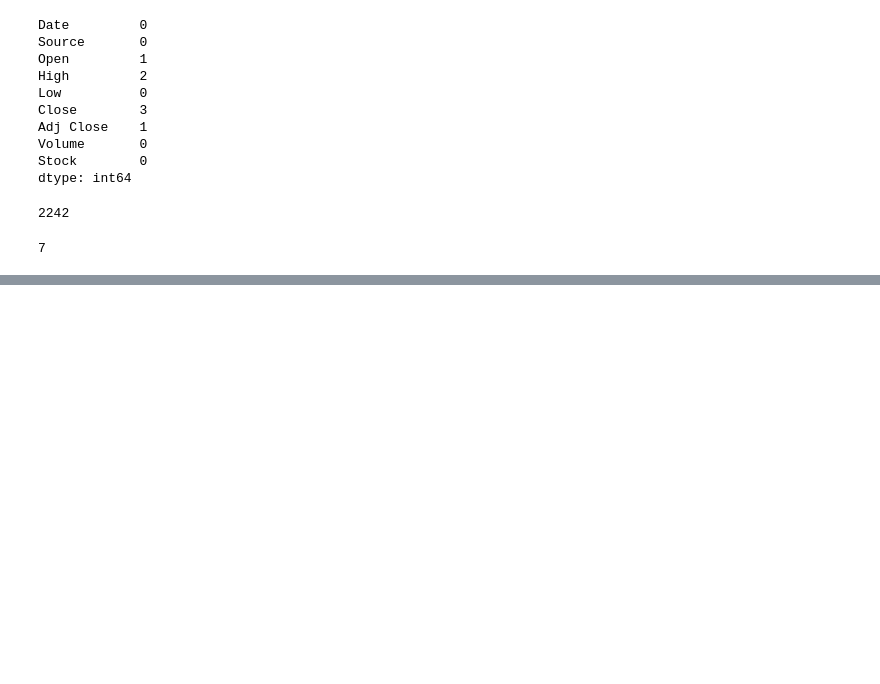
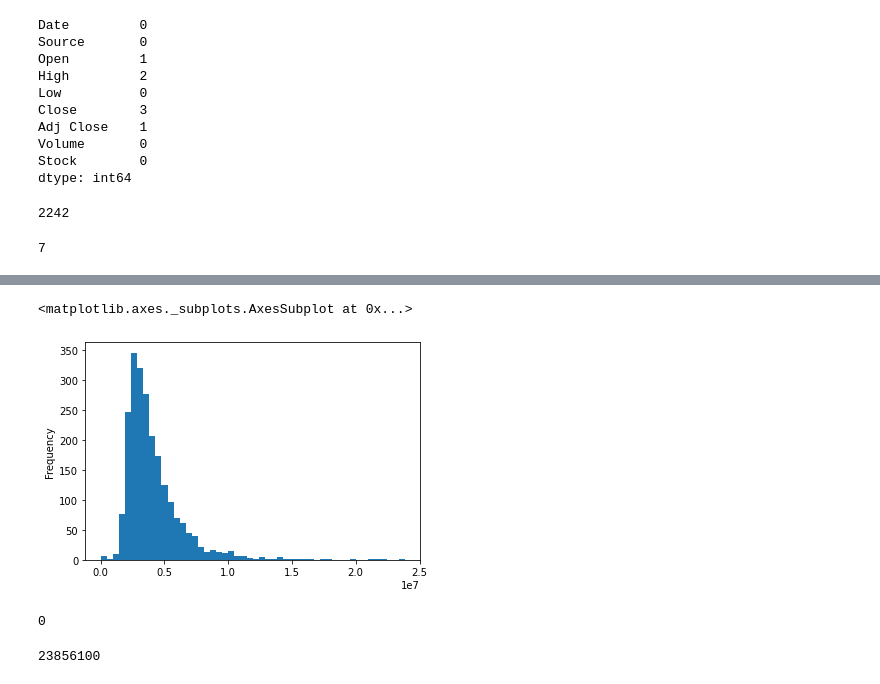
Before and after one commit to jacobsheehan728/CIS310, a Jupyter notebook: wk14/py_Stock_Market_AMAZ.ipynb, the cells around one changed output, grey strips where cells are left out. Saved outputs shown, nothing was run; the diff lists cells and outputs as text; code cells hidden in the pictures; blank space fills up the shorter version.

```diff
--- a/wk14/py_Stock_Market_AMAZ.ipynb
+++ b/wk14/py_Stock_Market_AMAZ.ipynb
@@ -181,0 +236,14 @@ n - len(data)
+# %%
+# clean abnormal values
+data['Volume'].plot(kind='hist', bins=50)
+# %% [output]
+<matplotlib.axes._subplots.AxesSubplot at 0x...>
+[figure, added]
+# %%
+data['Volume'].min()
+# %% [output]
+0
+# %%
+data['Volume'].max()
+# %% [output]
+23856100
```
Also changed, not shown: parts of 56 cells of this notebook, 7 other files.
